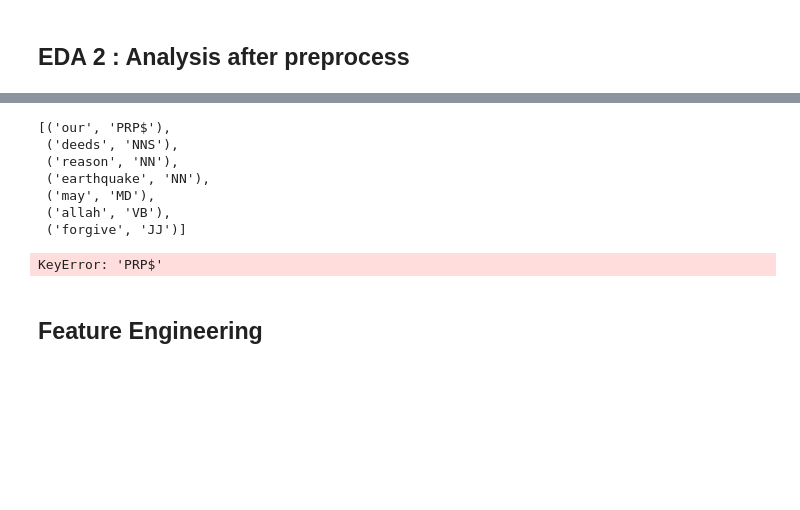
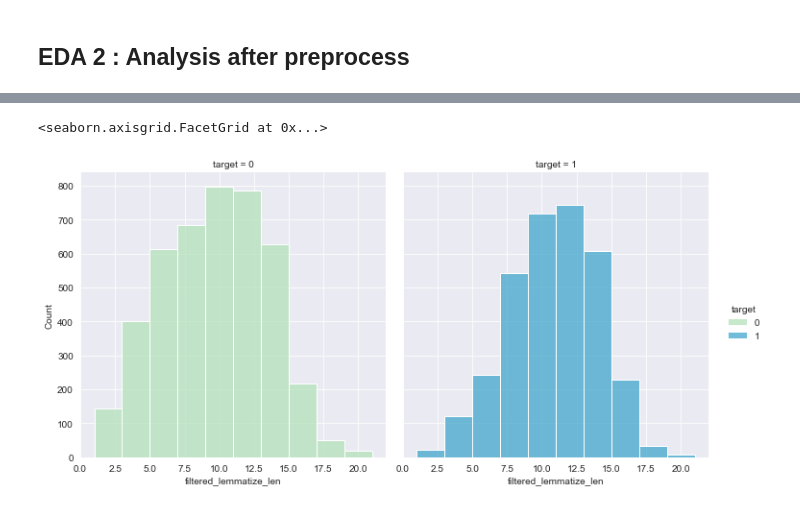
Before and after one commit to Eric-G-Romano/NLP_Disater_tweets, a Jupyter notebook: NLP Disaster classifier tweet.ipynb, the cells around one changed output, grey strips where cells are left out. Cells and saved outputs as stored; diff of their text form; code cells hidden in the pictures; blank space fills up the shorter version.

```diff
--- a/NLP Disaster classifier tweet.ipynb
+++ b/NLP Disaster classifier tweet.ipynb
@@ -281,0 +271,11 @@ df_train.head()
+# %%
+def lemmatize_text_pos(text_pos):
+    res = []
+    lemmatizer = WordNetLemmatizer()
+    # get word and its pos
+    for word, pos in text_pos:
+        wordnet_pos = get_wordnet_pos(pos) or wordnet.NOUN
+        res.append(lemmatizer.lemmatize(word, pos=wordnet_pos))
+    return res
+# %%
+df_train['filtered_lemmatize'] = df_train['pos_tag'].apply(lemmatize_text_pos)
@@ -432,10 +428,0 @@ KeyError: 'PRP$'
-# %%
-nltk.pos_tag(df_train['preprocessed_text'][0])
-# %% [output]
-[('our', 'PRP$'),
- ('deeds', 'NNS'),
- ('reason', 'NN'),
- ('earthquake', 'NN'),
- ('may', 'MD'),
- ('allah', 'VB'),
- ('forgive', 'JJ')]
@@ -444,11 +429,8 @@ df_train['pos_tag'] = df_train['preprocessed_text'].apply(nltk.pos_tag)
-# %%
-# Initialize the Lemmatizer instance
-lemmatizer = WordNetLemmatizer()
-def lemmatize(text):
-    return [lemmatizer.lemmatize(*word) for word in text]
-
-df_train['filtered_lemmatize'] = df_train['pos_tag'].apply(lemmatize)
-# %% [output]
-KeyError: 'PRP$'
-# %% [markdown]
-## Feature Engineering
+# %%
+df_train['filtered_lemmatize_len'] = df_train['filtered_lemmatize'].apply(textlength)
+# %%
+# Finding the distribution of text length between target class
+sns.displot(data=df_train, x='filtered_lemmatize_len', bins=10, hue='target', col='target', palette='GnBu')
+# %% [output]
+<seaborn.axisgrid.FacetGrid at 0x...>
+[figure, added]
```
Also changed, not shown: parts of 22 cells of this notebook.
